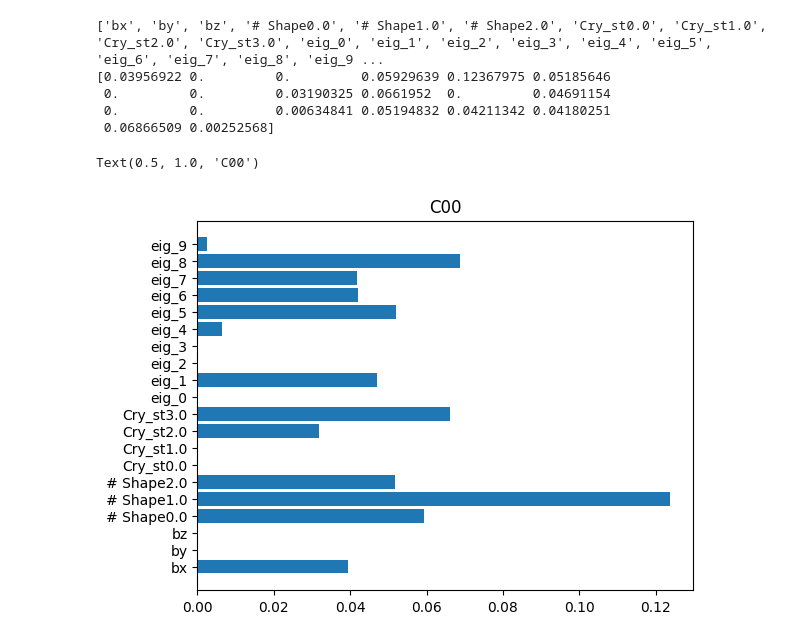
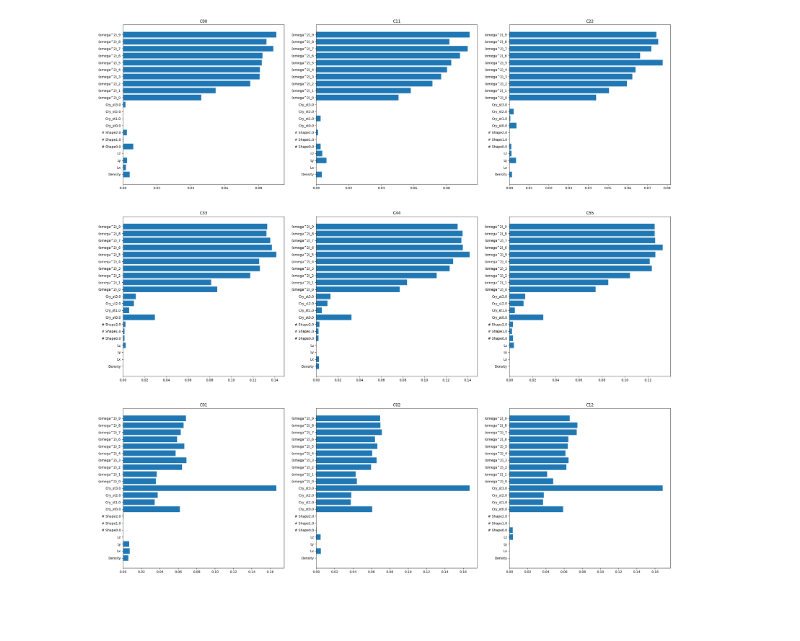
Before and after one commit to jacubillos10/RUSpectroscopy_Tools, a Jupyter notebook: output_data/mutual_info.ipynb, the cells around one changed output. Cells and saved outputs as stored; diff of their text form; code cells hidden in the pictures; blank space fills up the shorter version.

Commit message:
.ipnb notebook now displays 9 plots of mutual information in one, for each run

```diff
--- a/output_data/mutual_info.ipynb
+++ b/output_data/mutual_info.ipynb
@@ -96,10 +98,18 @@ def info_mutua(N_freq_disp, Cobj, d_frame, opt = "Lineal"):
 #fin función
 # %%
 N_disp = 10
-target = "C00"
-MI_antigua_info = info_mutua(N_disp, target, datos_antigua)
-MI_nueva_info = info_mutua(N_disp, target, datos_nueva)
-MI_antigua = MI_antigua_info[0]
-MI_nueva = MI_nueva_info[0]
-listaX_antigua = MI_antigua_info[1]
-listaX_nueva = MI_nueva_info[1]
+options = "Lineal"
+targets = ["C00", "C11", "C22", "C33", "C44", "C55", "C01", "C02", "C12"]
+listas_antiguas = []
+listas_nuevas = []
+MI_antiguas = []
+MI_nuevas = []
+for i in range(len(targets)):
+    target = targets[i]
+    MI_antigua_info = info_mutua(N_disp, target, datos_antigua, options)
+    MI_nueva_info = info_mutua(N_disp, target, datos_nueva, options)
+    MI_antiguas.append(MI_antigua_info[0])
+    MI_nuevas.append(MI_nueva_info[0])
+    listas_antiguas.append(MI_antigua_info[1])
+    listas_nuevas.append(MI_nueva_info[1])
+#fin for
@@ -121,15 +116,10 @@ Text(0.5, 1.0, 'C00')
-# %%
-print(listaX_nueva)
-print(MI_nueva)
-fig2 = plt.figure()
-ax2 = fig2.add_subplot(111)
-ax2.barh(listaX_nueva, MI_nueva)
-ax2.set_title(target)
-# %% [output]
-['bx', 'by', 'bz', '# Shape0.0', '# Shape1.0', '# Shape2.0', 'Cry_st0.0', 'Cry_st1.0', 'Cry_st2.0', 'Cry_st3.0', 'eig_0', 'eig_1', 'eig_2', 'eig_3', 'eig_4', 'eig_5', 'eig_6', 'eig_7', 'eig_8', 'eig_9 ...
-[0.03956922 0.         0.         0.05929639 0.12367975 0.05185646
- 0.         0.         0.03190325 0.0661952  0.         0.04691154
- 0.         0.         0.00634841 0.05194832 0.04211342 0.04180251
- 0.06866509 0.00252568]
-Text(0.5, 1.0, 'C00')
-[figure, removed]
+# %%
+fig1 = plt.figure(figsize=(30,30))
+for i in range(len(targets)):
+    num = int(str(33) + str(i+1))
+    target = targets[i]
+    ax = fig1.add_subplot(num)
+    ax.barh(listas_antiguas[i], MI_antiguas[i])
+    ax.set_title(target)
+# %% [output]
+[figure, added]
```
Also changed, not shown: parts of 7 cells of this notebook, 1 other file.
